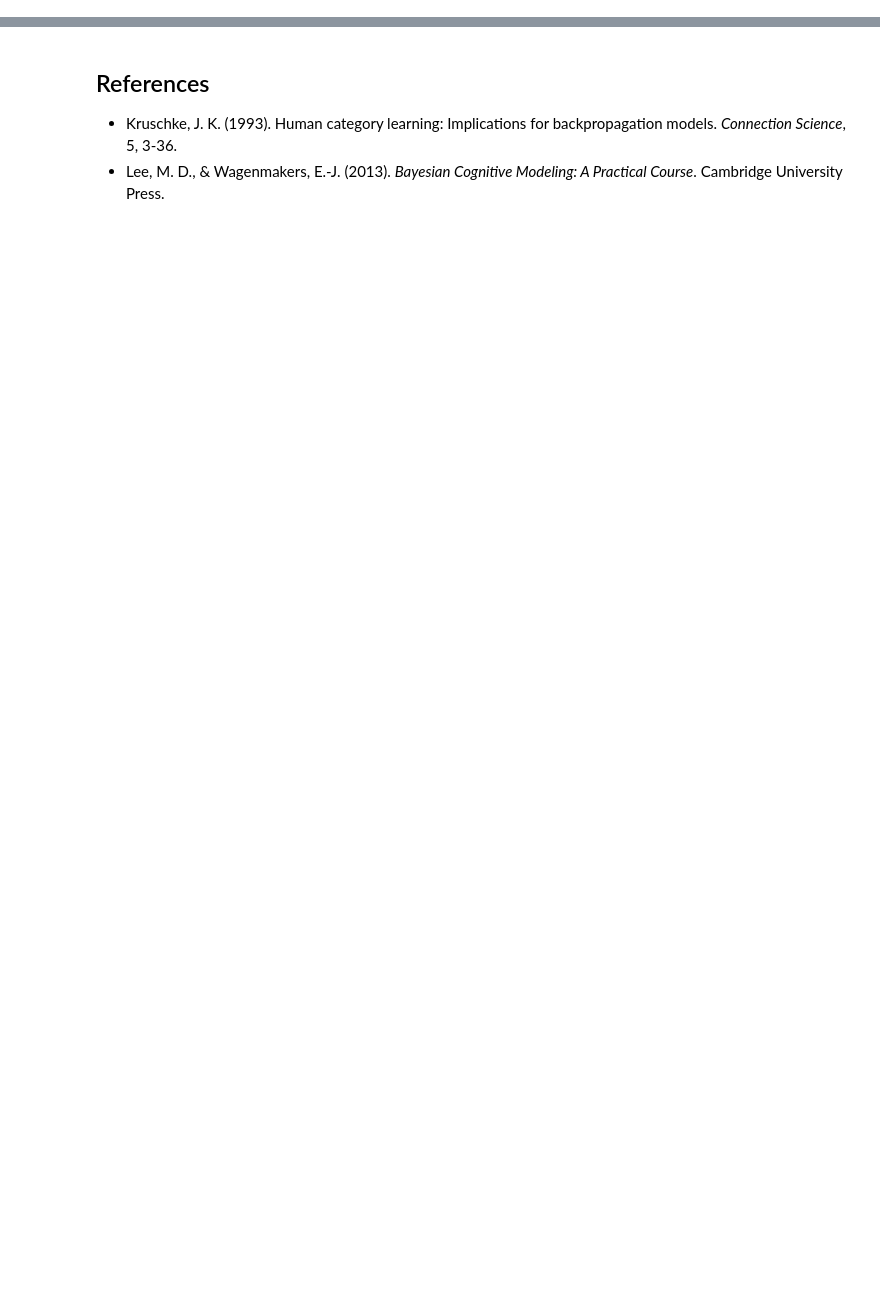
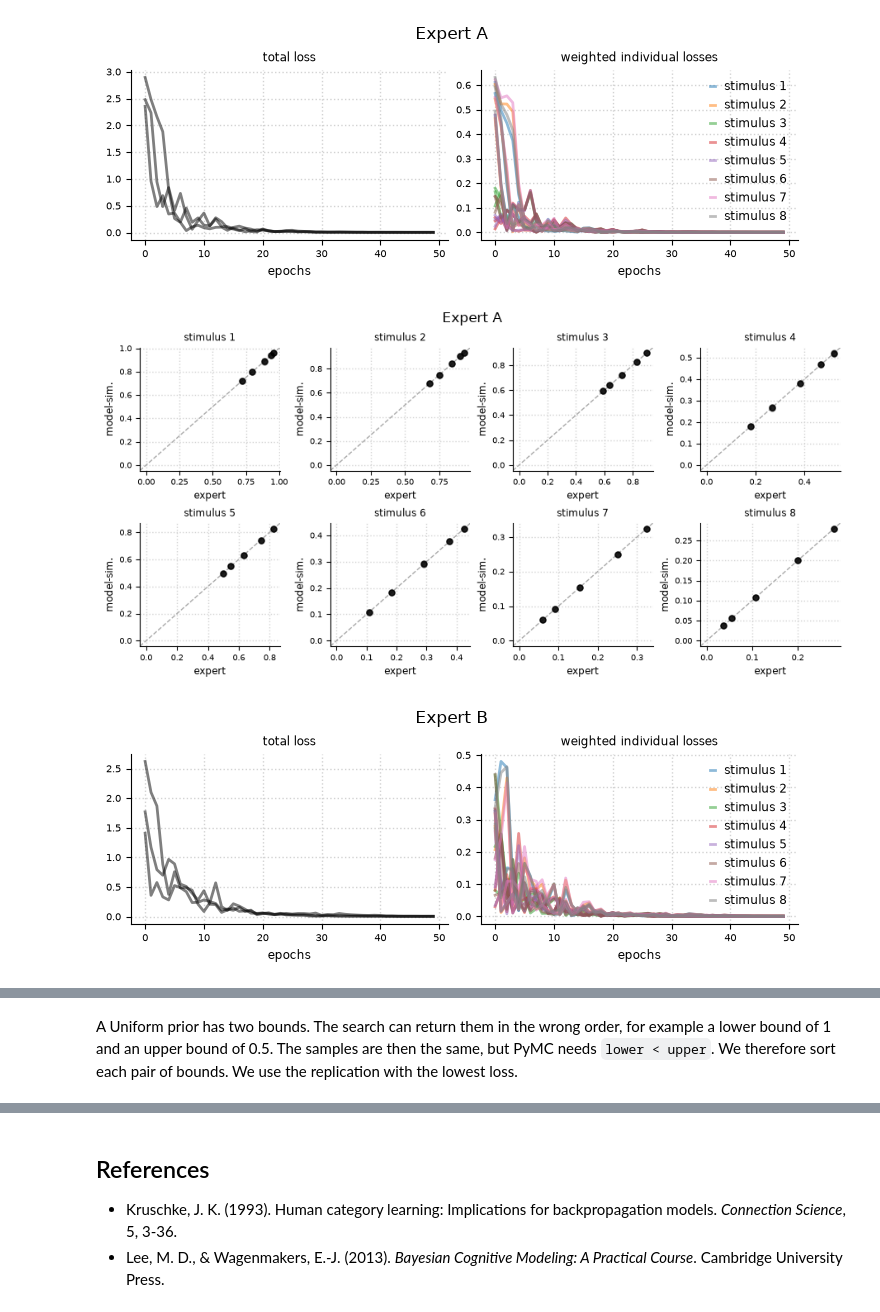
Before and after one commit to florence-bockting/elicito, a Jupyter notebook: docs/case-studies/gcm-categorization.ipynb, the cells around one changed output, grey strips where cells are left out. Saved outputs shown, nothing was run; the diff lists cells and outputs as text; code cells hidden in the pictures; blank space fills up the shorter version.

```diff
--- a/docs/case-studies/gcm-categorization.ipynb
+++ b/docs/case-studies/gcm-categorization.ipynb
@@ -221,0 +423,7 @@ yi[170] of 320                          4.85, 1.92            4.79, 1.94  0.021
+# %%
+fits = {}
+for name, ground_truth in EXPERTS.items():
+    eliobj = el.Elicit(model, targets, seeds=(1, 2, 3), epochs=400, verbose=False)
+    fits[name] = eliobj.fit(
+        el.expert.simulator(ground_truth=ground_truth, num_samples=10_000)
+    )
@@ -221,0 +435,12 @@ yi[170] of 320                          4.85, 1.92            4.79, 1.94  0.021
+# %%
+for name, fit in fits.items():
+    fig, _ = fit.plot.loss(figsize=(7, 2.6))
+    fig.suptitle(name)
+    plt.show()
+    fig, _ = fit.plot.elicits(cols=4, figsize=(9, 4.5))
+    fig.suptitle(name)
+    plt.show()
+# %% [output]
+[figure, added]
+[figure, added]
+[figure, added]
@@ -221,0 +448,5 @@ yi[170] of 320                          4.85, 1.92            4.79, 1.94  0.021
+# %% [markdown]
+A Uniform prior has two bounds. The search can return them in the wrong
+order, for example a lower bound of 1 and an upper bound of 0.5. The
+samples are then the same, but PyMC needs `lower < upper`. We therefore
+sort each pair of bounds. We use the replication with the lowest loss.
```
Also changed, not shown: parts of 31 cells of this notebook, 1 other file.
